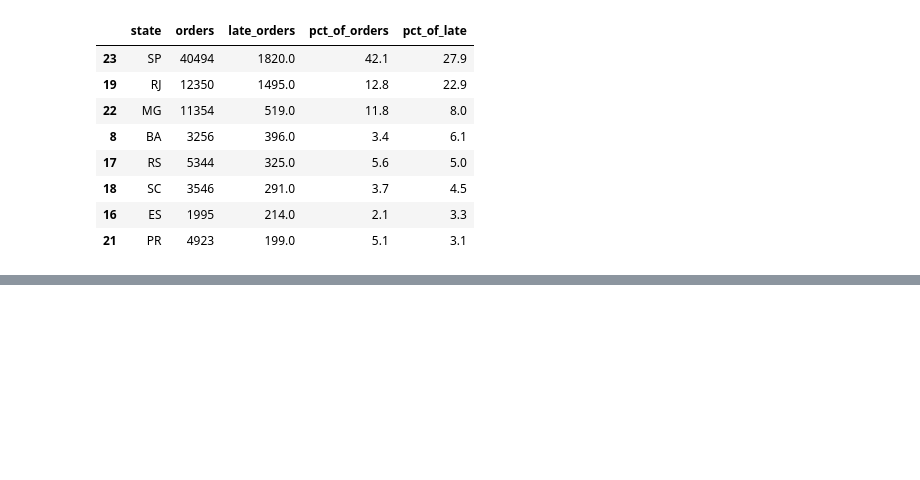
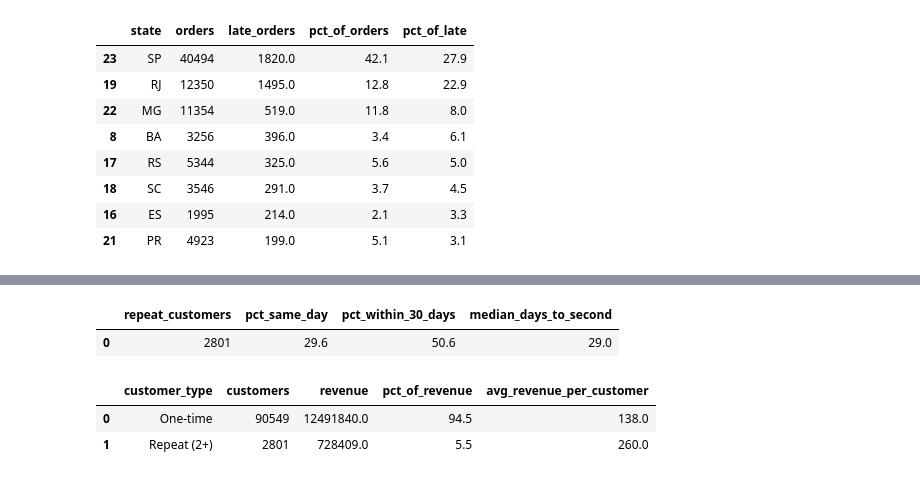
Before and after one commit to eQuaEnoo/olist-ecommerce-analysis, a Jupyter notebook: notebooks/01-explore.ipynb, the cells around one changed output, grey strips where cells are left out. Drawn from its saved outputs; the diff is of its cells as text; code cells hidden in the pictures; blank space fills up the shorter version.

```diff
--- a/notebooks/01-explore.ipynb
+++ b/notebooks/01-explore.ipynb
@@ -521,0 +581,58 @@ Northeast: % of orders 9.4 | % of late orders 17.6
+# %%
+gaps = con.execute("""
+    WITH ordered AS (
+        SELECT
+            c.customer_unique_id,
+            d.order_purchase_timestamp AS ts,
+            ROW_NUMBER() OVER (PARTITION BY c.customer_unique_id
+                               ORDER BY d.order_purchase_timestamp) AS n
+        FROM delivered_orders d
+        JOIN customers c ON c.customer_id = d.customer_id
+    ),
+    firsts AS (
+        SELECT a.customer_unique_id,
+               date_diff('day', a.ts::DATE, b.ts::DATE) AS days_to_second
+        FROM ordered a
+        JOIN ordered b ON a.customer_unique_id = b.customer_unique_id
+                      AND a.n = 1 AND b.n = 2
+    )
+    SELECT
+        COUNT(*) AS repeat_customers,
+        ROUND(100.0 * AVG((days_to_second = 0)::INT), 1) AS pct_same_day,
+        ROUND(100.0 * AVG((days_to_second <= 30)::INT), 1) AS pct_within_30_days,
+        ROUND(median(days_to_second), 0) AS median_days_to_second
+    FROM firsts
+""").df()
+
+gaps
+# %% [output]
+|  | repeat_customers | pct_same_day | pct_within_30_days | median_days_to_second |
+| 0 | 2801 | 29.6 | 50.6 | 29.0 |
+# %%
+rev = con.execute("""
+    WITH cust AS (
+        SELECT
+            c.customer_unique_id,
+            COUNT(DISTINCT d.order_id) AS orders,
+            SUM(oi.price) AS revenue
+        FROM delivered_orders d
+        JOIN customers c ON c.customer_id = d.customer_id
+        JOIN order_items oi ON oi.order_id = d.order_id
+        GROUP BY 1
+    )
+    SELECT
+        CASE WHEN orders = 1 THEN 'One-time' ELSE 'Repeat (2+)' END AS customer_type,
+        COUNT(*) AS customers,
+        ROUND(SUM(revenue), 0) AS revenue,
+        ROUND(100.0 * SUM(revenue) / SUM(SUM(revenue)) OVER (), 1) AS pct_of_revenue,
+        ROUND(AVG(revenue), 0) AS avg_revenue_per_customer
+    FROM cust
+    GROUP BY 1
+    ORDER BY 1
+""").df()
+
+rev
+# %% [output]
+|  | customer_type | customers | revenue | pct_of_revenue | avg_revenue_per_customer |
+| 0 | One-time | 90549 | 12491840.0 | 94.5 | 138.0 |
+| 1 | Repeat (2+) | 2801 | 728409.0 | 5.5 | 260.0 |
```
Also changed, not shown: parts of 12 cells of this notebook, 4 other files.
